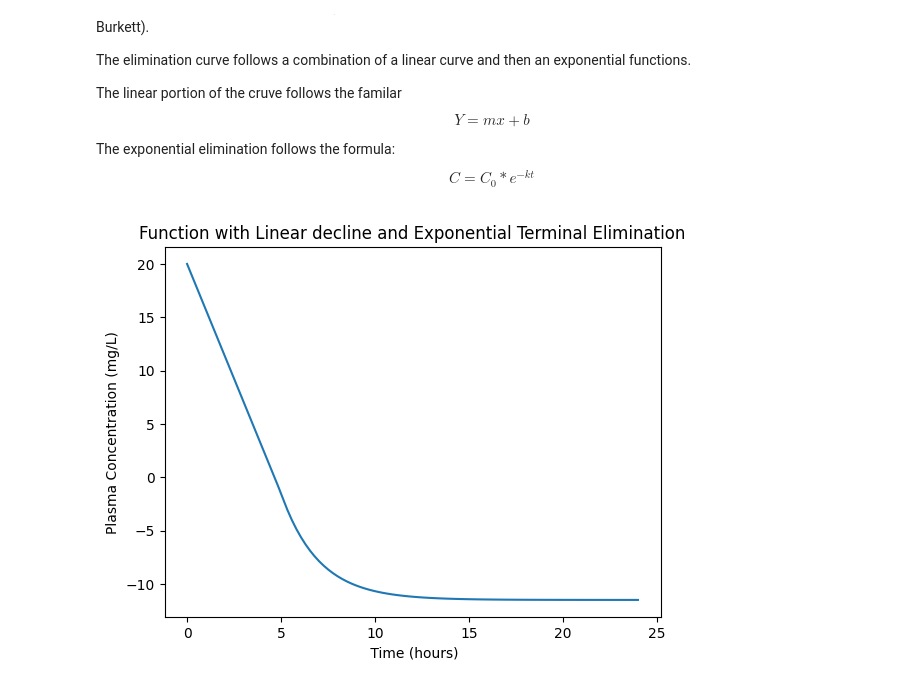
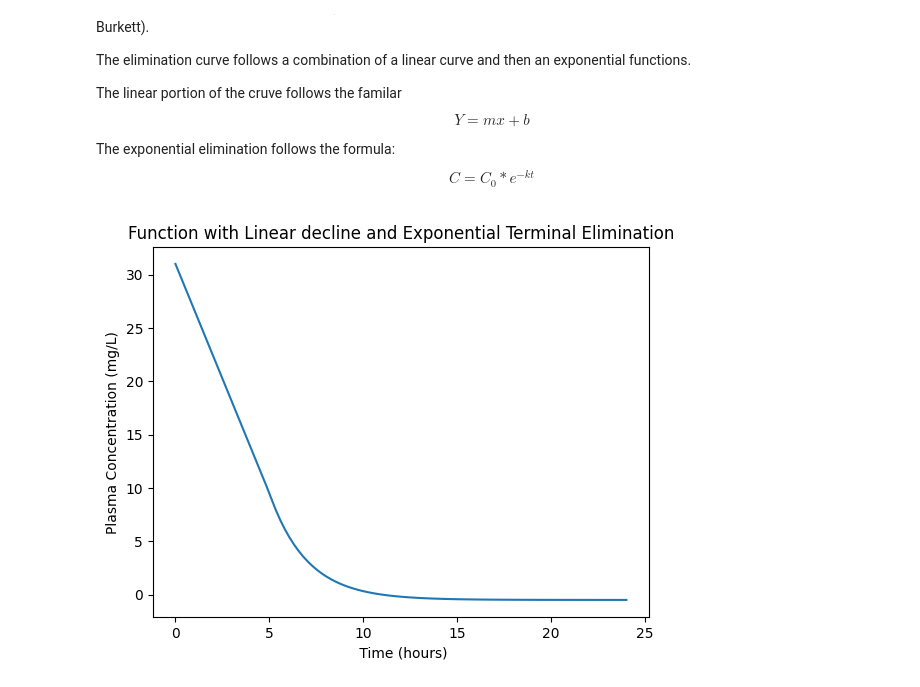
Before and after one commit to sladem-tox/PK_calcs, a Jupyter notebook: Zero_OrderElimination_then_1st.ipynb, the cells around one changed output. Drawn from its saved outputs; the diff is of its cells as text; code cells hidden in the pictures.

```diff
--- a/Zero_OrderElimination_then_1st.ipynb
+++ b/Zero_OrderElimination_then_1st.ipynb
@@ -16,31 +16,31 @@ The exponential elimination follows the formula:\begin{equation} C = C_0 * e^{-k
 # %%
 import numpy as np
 import matplotlib.pyplot as plt
 
 def f(x):
     m = -4.3   # linear slope
-    b = 20   # linear y-intercept
+    b = 31   # linear y-intercept
     C0 = 10  # initial value of exponential function
     k = 0.5  # decay constant of exponential function
 
     if x <= 5:
         return m*x + b
     else:
         return C0*np.exp(-k*(x-5)) + m*5 + b - C0  # adjusted exponential function
 
 # Generate data for x and y values
 x_values = np.linspace(0, 24, 100)
 y_values = [f(x) for x in x_values]
 
 # Plot the function
 plt.plot(x_values, y_values)
 
 # Add axis labels and a title
 plt.xlabel(' Time (hours)')
 plt.ylabel('Plasma Concentration (mg/L)')
 plt.title('Function with Linear decline and Exponential Terminal Elimination')
 
 # Show the plot
 plt.show()
 # %% [output]
-[figure, old version]
+[figure, new version]
```
